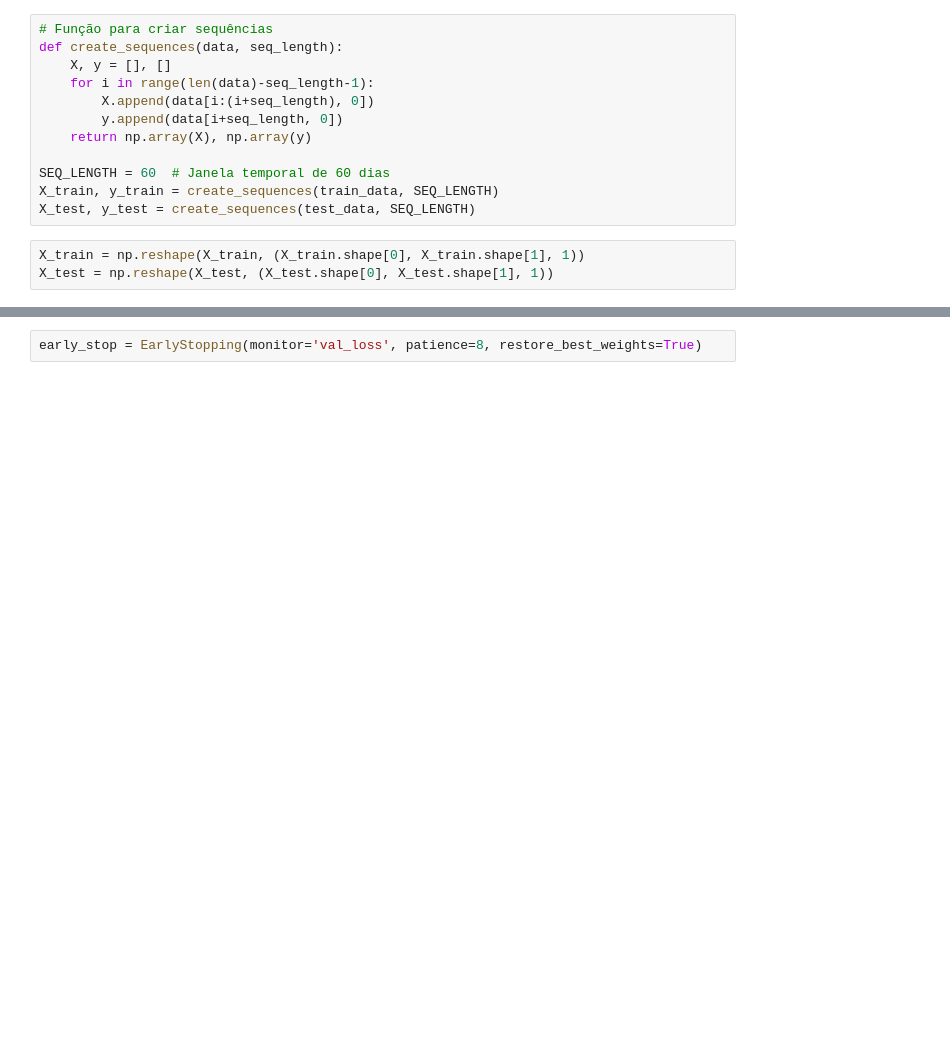
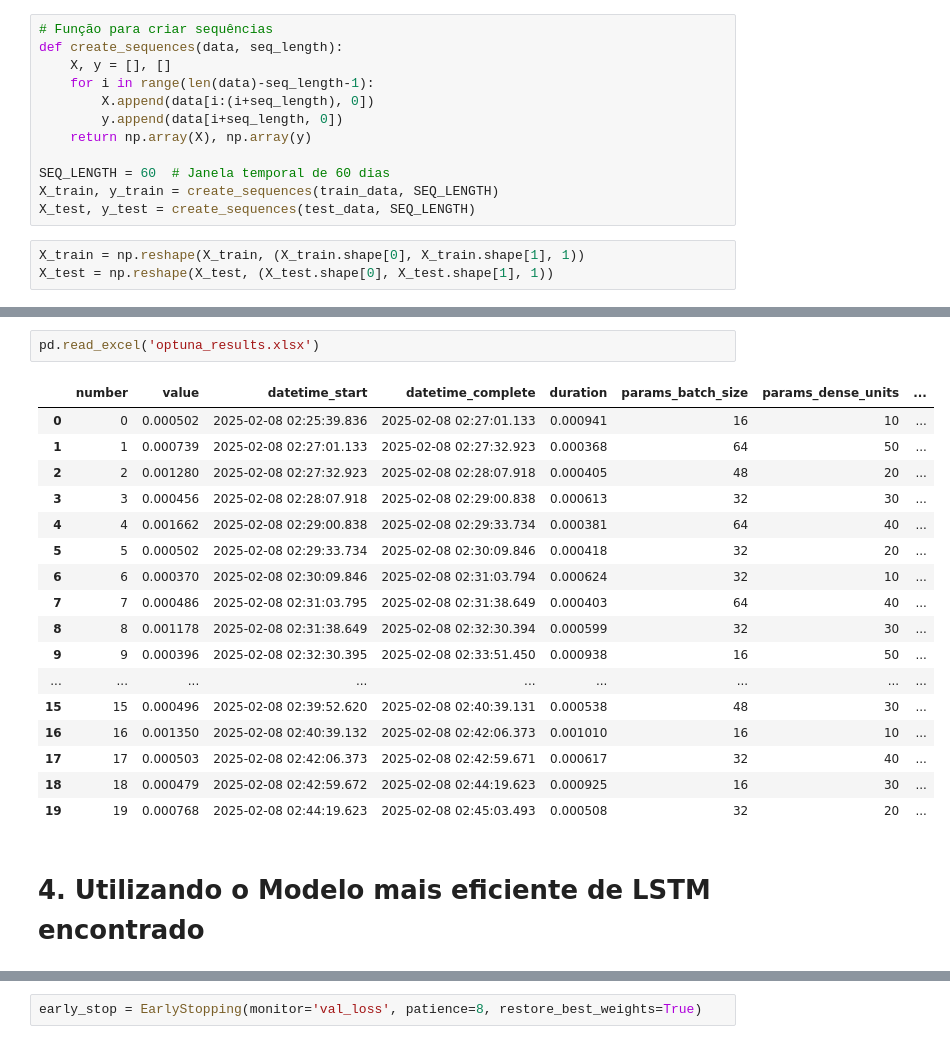
Before and after one commit to Erickllino/Projeto-IF702, a Jupyter notebook: 2o-MniniProjeto/LSTM_main.ipynb, the cells around one changed output, grey strips where cells are left out. Saved outputs shown, nothing was run; the diff lists cells and outputs as text; blank space fills up the shorter version.

Commit message:
Adição do Optuna

```diff
--- a/2o-MniniProjeto/LSTM_main.ipynb
+++ b/2o-MniniProjeto/LSTM_main.ipynb
@@ -135,0 +329,22 @@ X_test = np.reshape(X_test, (X_test.shape[0], X_test.shape[1], 1))
+# %%
+pd.read_excel('optuna_results.xlsx')
+# %% [output]
+|  | number | value | datetime_start | datetime_complete | duration | params_batch_size | params_dense_units | ... |
+| 0 | 0 | 0.000502 | 2025-02-08 02:25:39.836 | 2025-02-08 02:27:01.133 | 0.000941 | 16 | 10 | ... |
+| 1 | 1 | 0.000739 | 2025-02-08 02:27:01.133 | 2025-02-08 02:27:32.923 | 0.000368 | 64 | 50 | ... |
+| 2 | 2 | 0.001280 | 2025-02-08 02:27:32.923 | 2025-02-08 02:28:07.918 | 0.000405 | 48 | 20 | ... |
+| 3 | 3 | 0.000456 | 2025-02-08 02:28:07.918 | 2025-02-08 02:29:00.838 | 0.000613 | 32 | 30 | ... |
+| 4 | 4 | 0.001662 | 2025-02-08 02:29:00.838 | 2025-02-08 02:29:33.734 | 0.000381 | 64 | 40 | ... |
+| 5 | 5 | 0.000502 | 2025-02-08 02:29:33.734 | 2025-02-08 02:30:09.846 | 0.000418 | 32 | 20 | ... |
+| 6 | 6 | 0.000370 | 2025-02-08 02:30:09.846 | 2025-02-08 02:31:03.794 | 0.000624 | 32 | 10 | ... |
+| 7 | 7 | 0.000486 | 2025-02-08 02:31:03.795 | 2025-02-08 02:31:38.649 | 0.000403 | 64 | 40 | ... |
+| 8 | 8 | 0.001178 | 2025-02-08 02:31:38.649 | 2025-02-08 02:32:30.394 | 0.000599 | 32 | 30 | ... |
+| 9 | 9 | 0.000396 | 2025-02-08 02:32:30.395 | 2025-02-08 02:33:51.450 | 0.000938 | 16 | 50 | ... |
+| ... | ... | ... | ... | ... | ... | ... | ... | ... |
+| 15 | 15 | 0.000496 | 2025-02-08 02:39:52.620 | 2025-02-08 02:40:39.131 | 0.000538 | 48 | 30 | ... |
+| 16 | 16 | 0.001350 | 2025-02-08 02:40:39.132 | 2025-02-08 02:42:06.373 | 0.001010 | 16 | 10 | ... |
+| 17 | 17 | 0.000503 | 2025-02-08 02:42:06.373 | 2025-02-08 02:42:59.671 | 0.000617 | 32 | 40 | ... |
+| 18 | 18 | 0.000479 | 2025-02-08 02:42:59.672 | 2025-02-08 02:44:19.623 | 0.000925 | 16 | 30 | ... |
+| 19 | 19 | 0.000768 | 2025-02-08 02:44:19.623 | 2025-02-08 02:45:03.493 | 0.000508 | 32 | 20 | ... |
+# %% [markdown]
+# 4. Utilizando o Modelo mais eficiente de LSTM encontrado
```
Also changed, not shown: parts of 25 cells of this notebook, 1 other file.
